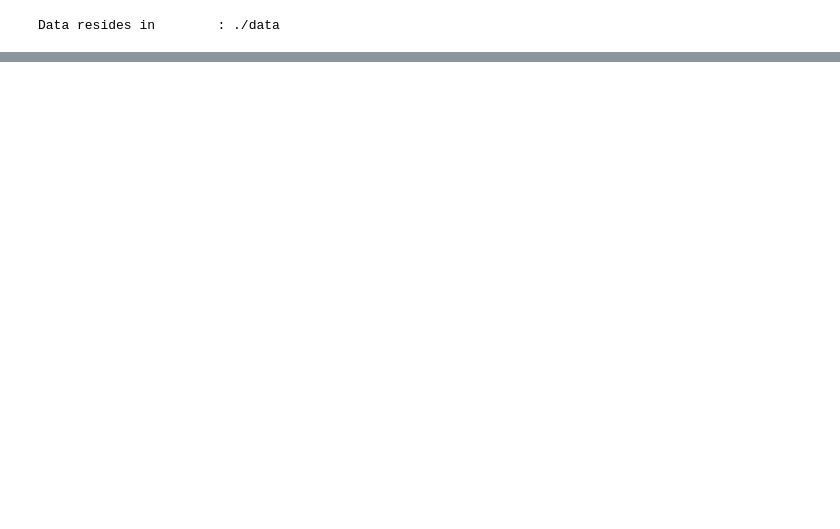
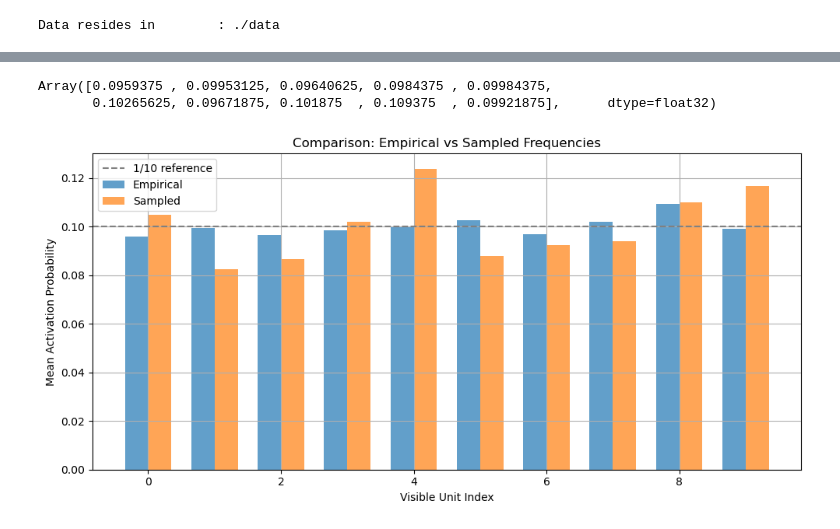
Before and after one commit to simontonner/neural-quantum-tomo, a Jupyter notebook: case_studies/w_aug/amp_tuning_v5.ipynb, the cells around one changed output, grey strips where cells are left out. Saved outputs shown, nothing was run; the diff lists cells and outputs as text; code cells hidden in the pictures; blank space fills up the shorter version.

```diff
--- a/case_studies/w_aug/amp_tuning_v5.ipynb
+++ b/case_studies/w_aug/amp_tuning_v5.ipynb
@@ -217,0 +264,33 @@ Wall time: 4.45 s
+# %%
+# compare with actual frequencies from first
+empirical_freq = jnp.zeros(visible_units)
+num_total = 0
+
+for batch in loader_amp:
+    for arr in batch.values():
+        empirical_freq += jnp.sum(arr, axis=0)
+        num_total += arr.shape[0]
+
+empirical_freq = empirical_freq / num_total
+empirical_freq
+# %% [output]
+Array([0.0959375 , 0.09953125, 0.09640625, 0.0984375 , 0.09984375,
+       0.10265625, 0.09671875, 0.101875  , 0.109375  , 0.09921875],      dtype=float32)
+# %%
+# Plotting comparison
+plt.figure(figsize=(10, 5))
+x = np.arange(visible_units)
+width = 0.35
+
+plt.bar(x - width/2, empirical_freq, width, label="Empirical", alpha=0.7)
+plt.bar(x + width/2, rel_freq, width, label="Sampled", alpha=0.7)
+plt.axhline(1 / visible_units, linestyle='--', color='gray', label=f'1/{visible_units} reference')
+plt.xlabel("Visible Unit Index")
+plt.ylabel("Mean Activation Probability")
+plt.title("Comparison: Empirical vs Sampled Frequencies")
+plt.legend()
+plt.grid(True)
+plt.tight_layout()
+plt.show()
+# %% [output]
+[figure, added]
```
Also changed, not shown: parts of 9 cells of this notebook.
